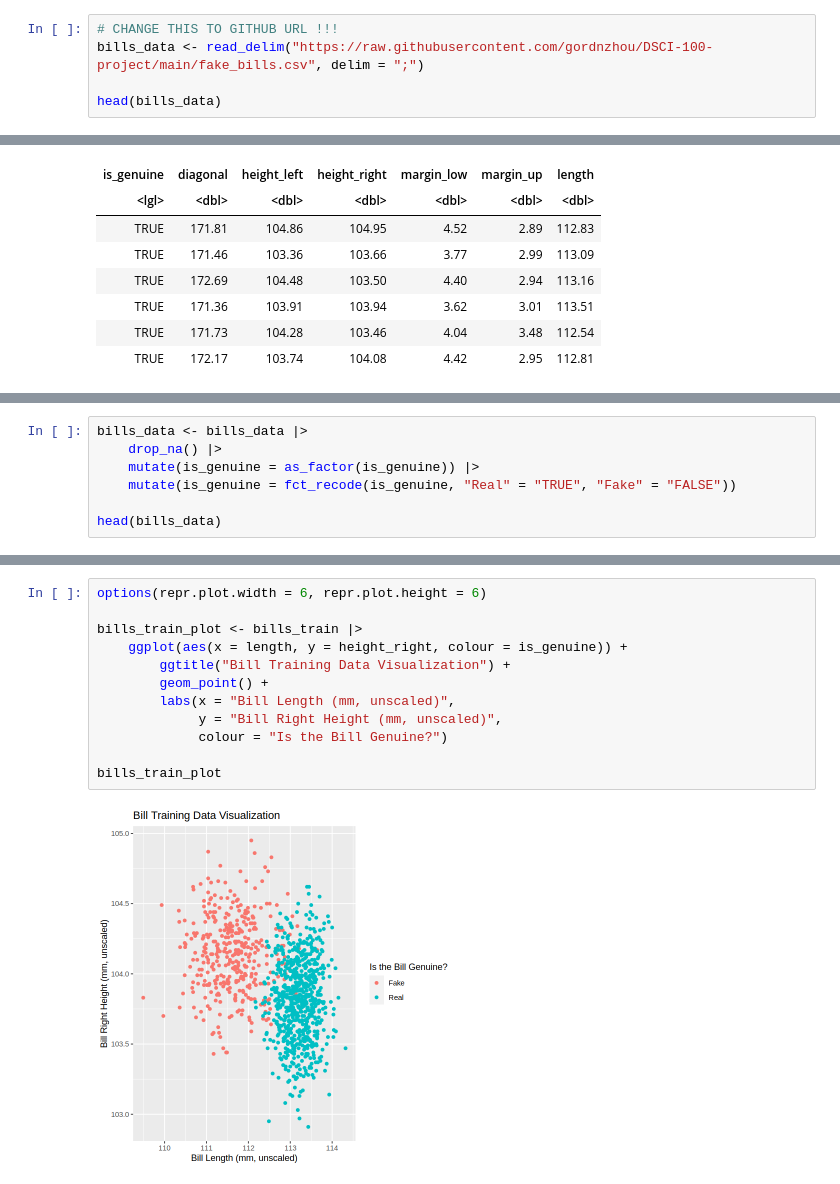
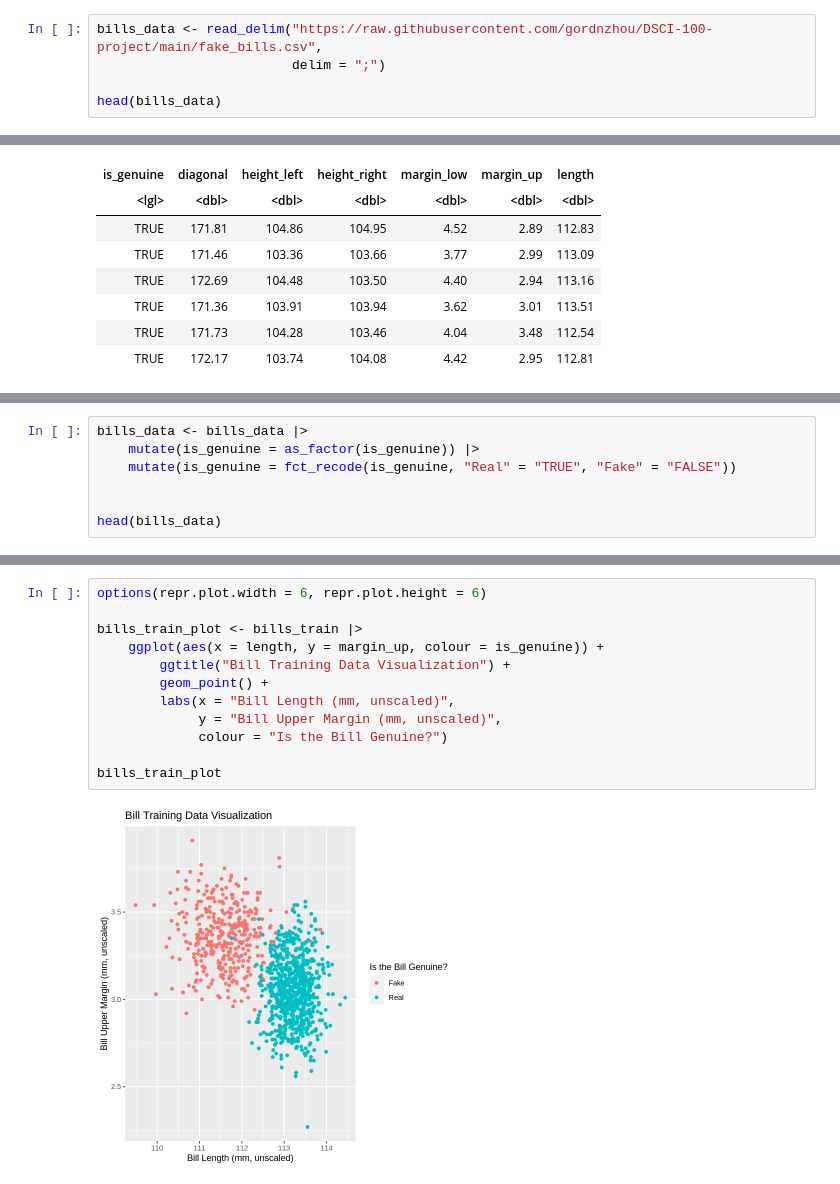
Before and after one commit to gordnzhou/DSCI-100-project, a Jupyter notebook: proposal/proposal_gordon.ipynb, the cells around one changed output, grey strips where cells are left out. Cells and saved outputs as stored; diff of their text form.

Commit message:
finish prelim data anaylsis

```diff
--- a/proposal/proposal_gordon.ipynb
+++ b/proposal/proposal_gordon.ipynb
@@ -27,6 +12,6 @@ library(tidymodels)
 # %%
-# CHANGE THIS TO GITHUB URL !!!
-bills_data <- read_delim("https://raw.githubusercontent.com/gordnzhou/DSCI-100-project/main/fake_bills.csv", delim = ";")
+bills_data <- read_delim("https://raw.githubusercontent.com/gordnzhou/DSCI-100-project/main/fake_bills.csv",
+                         delim = ";")
 
 head(bills_data)
 # %% [output]
@@ -52,8 +39,8 @@ A tibble: 6 × 7
 # %%
 bills_data <- bills_data |>
-    drop_na() |>
     mutate(is_genuine = as_factor(is_genuine)) |>
     mutate(is_genuine = fct_recode(is_genuine, "Real" = "TRUE", "Fake" = "FALSE"))
 
+
 head(bills_data)
 # %% [output]
@@ -103,14 +112,14 @@ A tibble: 1 × 6
 # %%
 options(repr.plot.width = 6, repr.plot.height = 6)
 
 bills_train_plot <- bills_train |>
-    ggplot(aes(x = length, y = height_right, colour = is_genuine)) +
+    ggplot(aes(x = length, y = margin_up, colour = is_genuine)) +
         ggtitle("Bill Training Data Visualization") +
         geom_point() +
         labs(x = "Bill Length (mm, unscaled)",
-             y = "Bill Right Height (mm, unscaled)",
+             y = "Bill Upper Margin (mm, unscaled)",
              colour = "Is the Bill Genuine?")
 
 bills_train_plot
 # %% [output]
-[figure, old version]
+[figure, new version]
```
Also changed, not shown: parts of 13 cells of this notebook.
